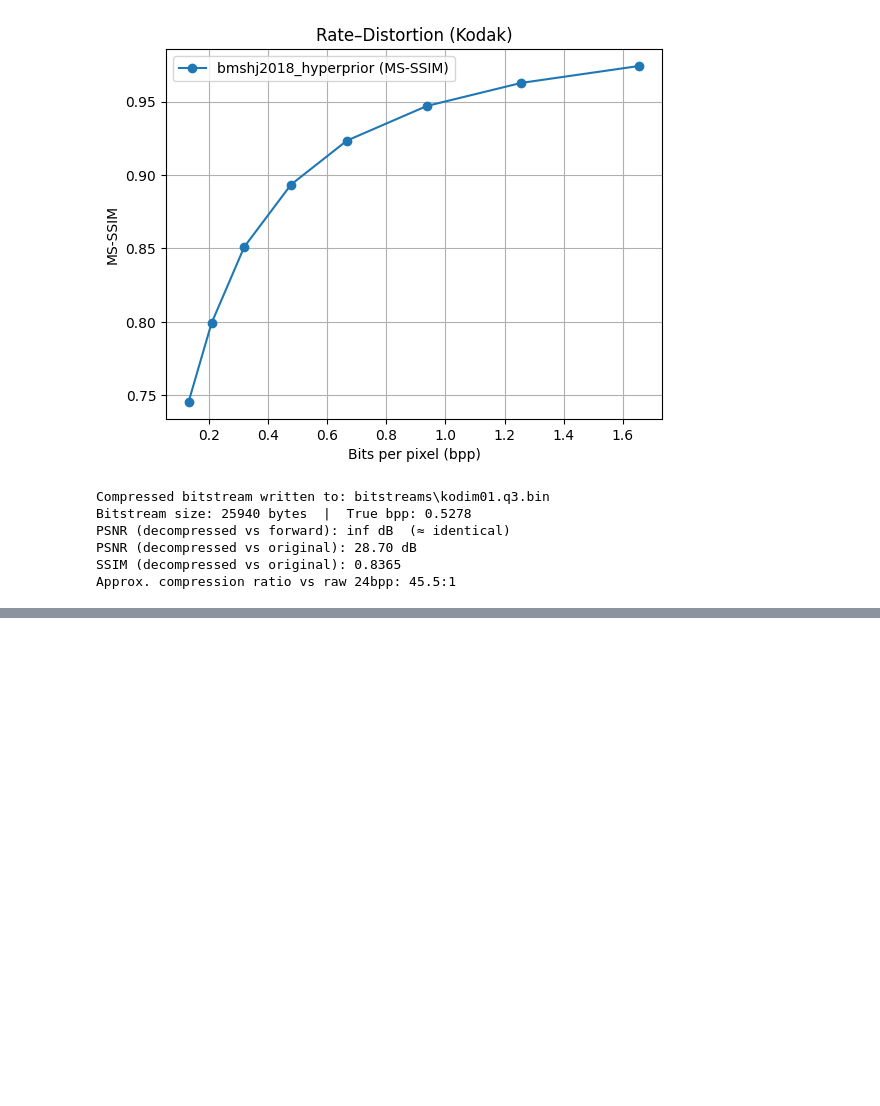
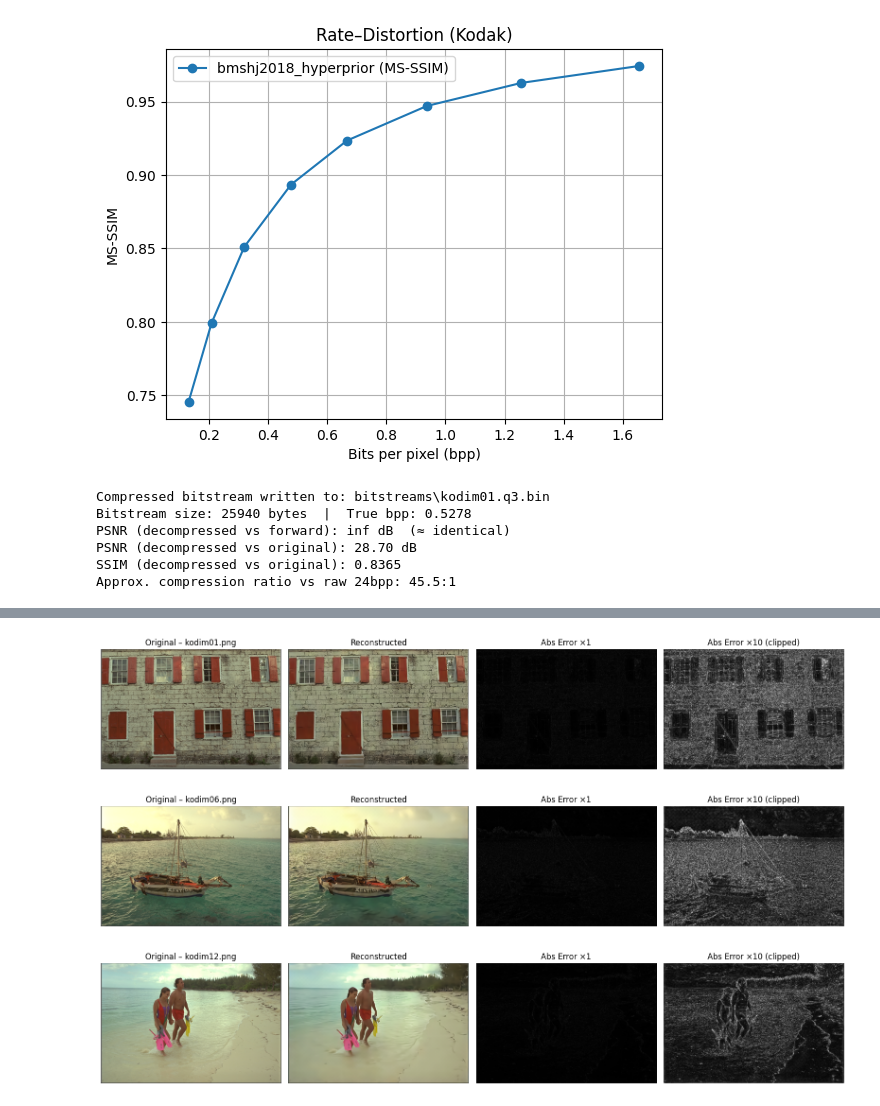
Before and after one commit to raksha-rehal/ViTs_for_Compression, a Jupyter notebook: CNN_Autoencoder.ipynb, the cells around one changed output, grey strips where cells are left out. Cells and saved outputs as stored; diff of their text form; code cells hidden in the pictures; blank space fills up the shorter version.

Commit message:
lmao
shows us a visual representation of absolute error and reconstructed image for our ViT (only absolute error for CNN cuz we already got standard visual representation for CNN)

```diff
--- a/CNN_Autoencoder.ipynb
+++ b/CNN_Autoencoder.ipynb
@@ -257,0 +258,63 @@ for fname in sample_imgs:
+# %%
+import numpy as np
+from PIL import Image
+import matplotlib.pyplot as plt
+import os
+
+def pil_to_float01(img: Image.Image) -> np.ndarray:
+    # [H, W, C] in [0,1], float32
+    return (np.asarray(img).astype(np.float32) / 255.0)
+
+def abs_error_map(orig_np: np.ndarray, recon_np: np.ndarray, scale=1.0):
+    """
+    orig_np, recon_np: float32 in [0,1], shape [H,W,3]
+    Returns:
+      err_rgb: per-channel absolute error (scaled & clipped) for visualization
+      err_gray: single-channel mean abs error (scaled & clipped) for visualization
+    """
+    # ensure same size
+    assert orig_np.shape == recon_np.shape, f"Size mismatch: {orig_np.shape} vs {recon_np.shape}"
+    err = np.abs(orig_np - recon_np)                     # [H,W,3], 0..1-ish
+    err_vis = np.clip(err * scale, 0.0, 1.0)             # for RGB display
+    err_gray = np.clip(err.mean(axis=2, keepdims=False) * scale, 0.0, 1.0)  # [H,W]
+    return err_vis, err_gray
+
+# pick a few test images
+sample_imgs = ["kodim01.png", "kodim06.png", "kodim12.png"]
+
+for fname in sample_imgs:
+    orig_path = os.path.join("data_kodak", fname)
+    recon_path = os.path.join("results_kodak", fname)
+
+    # open original and reconstructed
+    orig_pil  = Image.open(orig_path).convert("RGB")
+    recon_pil = Image.open(recon_path).convert("RGB")
+
+    # to float [0,1]
+    orig = pil_to_float01(orig_pil)
+    recon = pil_to_float01(recon_pil)
+
+    # error maps (×1 and ×10 views)
+    err_rgb_x1,  err_gray_x1  = abs_error_map(orig, recon, scale=1.0)
+    err_rgb_x10, err_gray_x10 = abs_error_map(orig, recon, scale=10.0)
+
+    # show: Original | Recon | Abs Error ×1 (gray) | Abs Error ×10 (gray)
+    fig, axs = plt.subplots(1, 4, figsize=(16, 4))
+    axs[0].imshow(orig)
+    axs[0].set_title(f"Original – {fname}"); axs[0].axis("off")
+
+    axs[1].imshow(recon)
+    axs[1].set_title("Reconstructed"); axs[1].axis("off")
+
+    axs[2].imshow(err_gray_x1, cmap="gray", vmin=0.0, vmax=1.0)
+    axs[2].set_title("Abs Error ×1"); axs[2].axis("off")
+
+    axs[3].imshow(err_gray_x10, cmap="gray", vmin=0.0, vmax=1.0)
+    axs[3].set_title("Abs Error ×10 (clipped)"); axs[3].axis("off")
+
+    plt.tight_layout()
+    plt.show()
+# %% [output]
+[figure, added]
+[figure, added]
+[figure, added]
```
Also changed, not shown: parts of 1 cell of this notebook, 1 other file.
